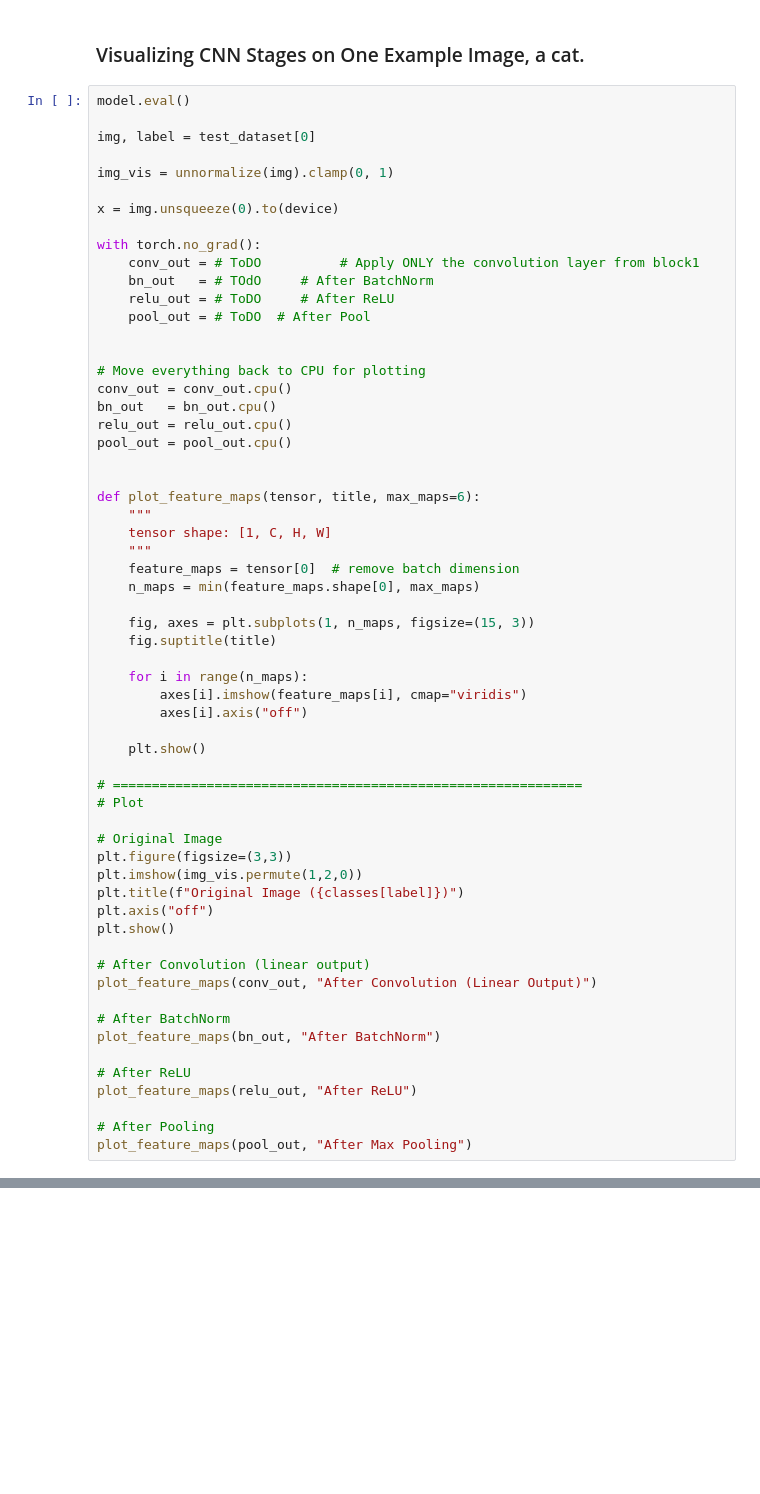
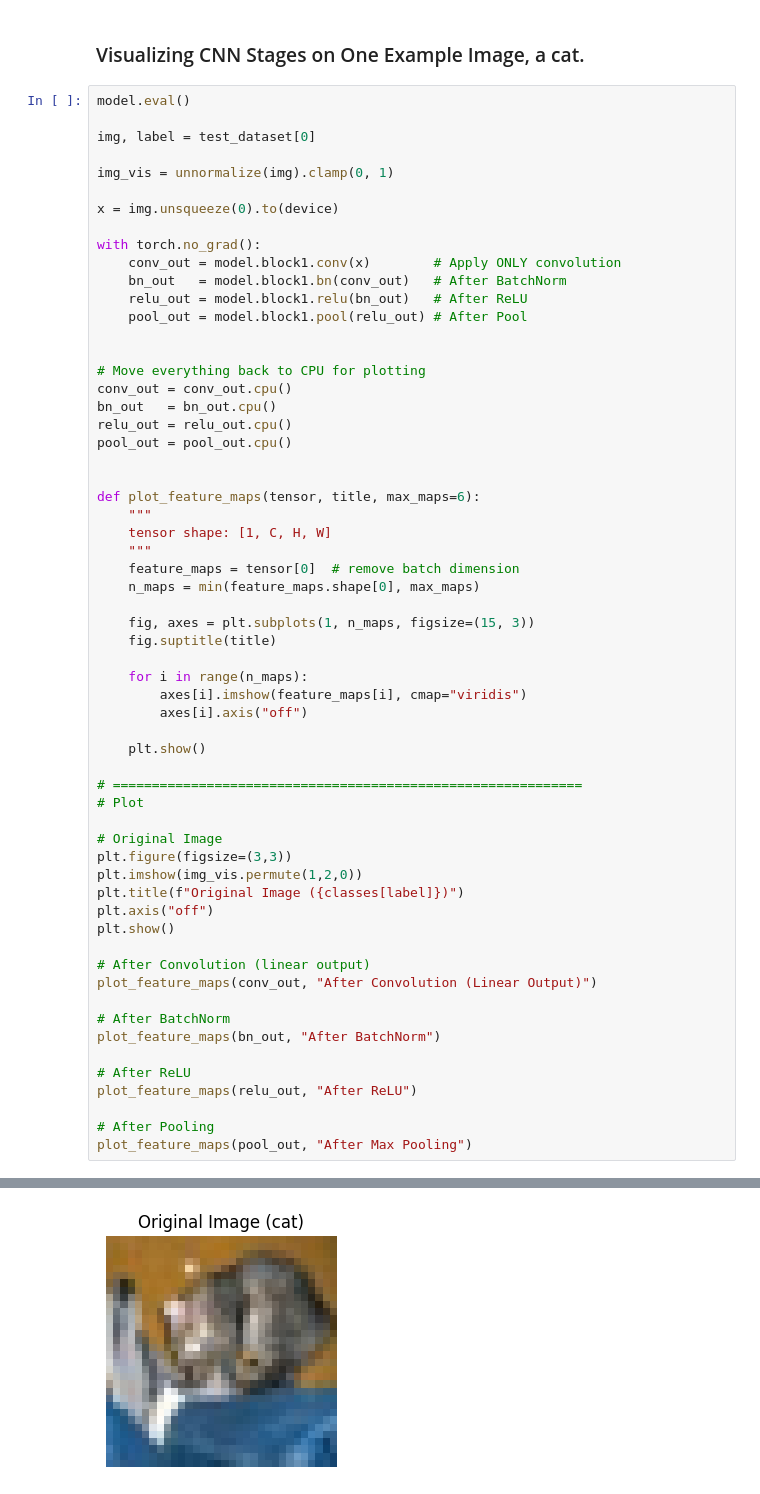
Before and after one commit to operiana/Deep-Learning-for-Image-Analysis_Lab-Sessions, a Jupyter notebook: lab2/cnn_lab_cifar10_pytorch.ipynb, the cells around one changed output, grey strips where cells are left out. Cells and saved outputs as stored; diff of their text form; blank space fills up the shorter version.

```diff
--- a/lab2/cnn_lab_cifar10_pytorch.ipynb
+++ b/lab2/cnn_lab_cifar10_pytorch.ipynb
@@ -564,10 +587,10 @@ img_vis = unnormalize(img).clamp(0, 1)
 x = img.unsqueeze(0).to(device)
 
 with torch.no_grad():
-    conv_out = # ToDO          # Apply ONLY the convolution layer from block1
-    bn_out   = # TOdO     # After BatchNorm
-    relu_out = # ToDO     # After ReLU
-    pool_out = # ToDO  # After Pool
+    conv_out = model.block1.conv(x)        # Apply ONLY convolution
+    bn_out   = model.block1.bn(conv_out)   # After BatchNorm
+    relu_out = model.block1.relu(bn_out)   # After ReLU
+    pool_out = model.block1.pool(relu_out) # After Pool
 
 
 # Move everything back to CPU for plotting
@@ -618,0 +641 @@ SyntaxError: invalid syntax (2579349640.py, line 10)
+[figure, added]
```
Also changed, not shown: parts of 7 cells of this notebook.
